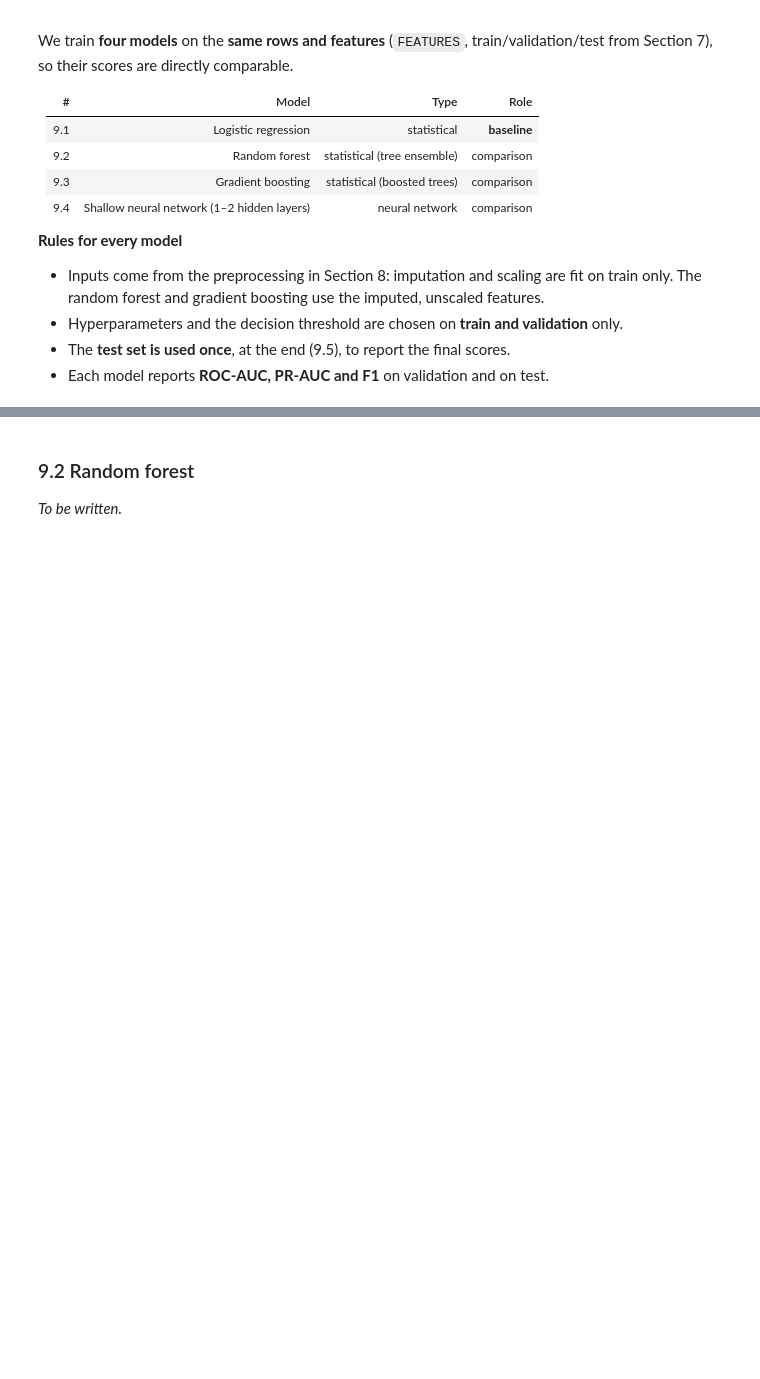
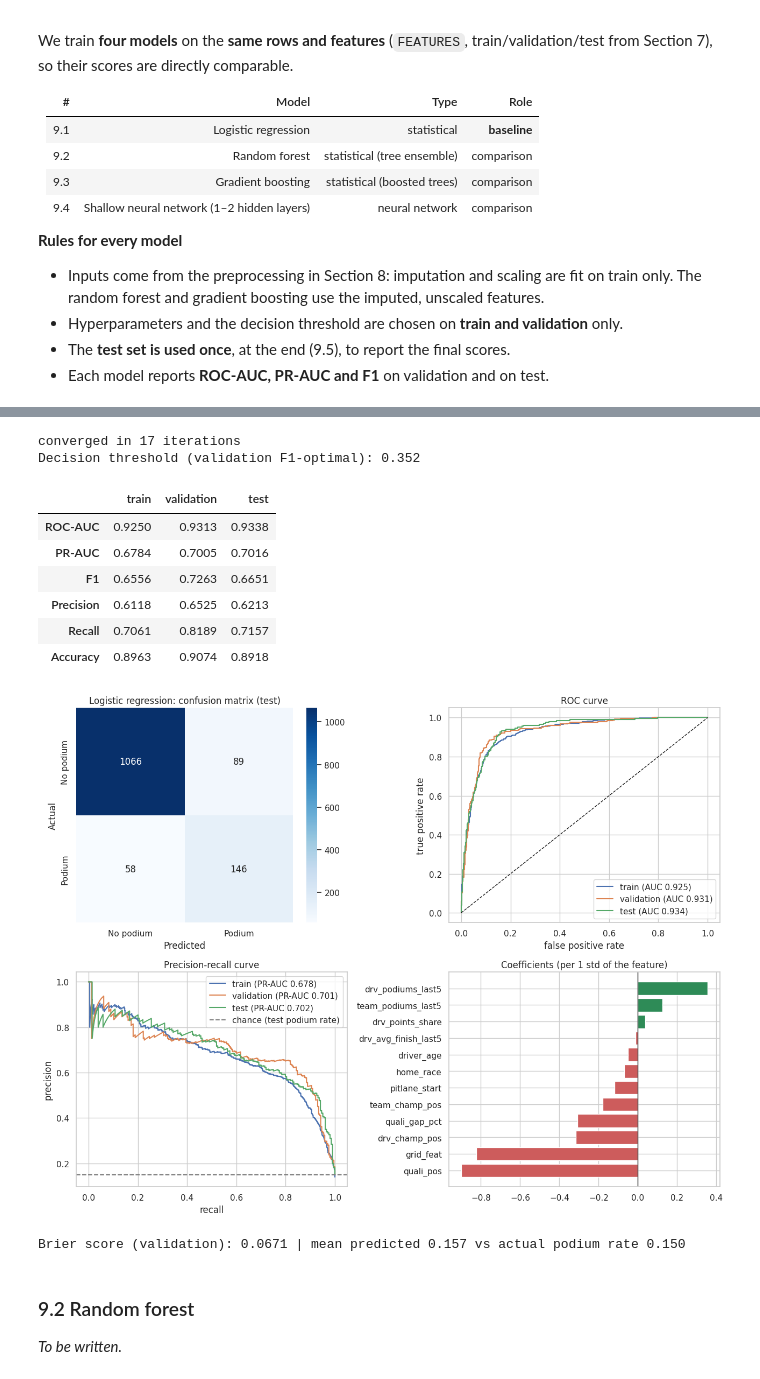
Before and after one commit to AbdelrahmanWaelH/F1_AI_Tools, a Jupyter notebook: F1_Podium_Prediction_Sections_1-8.ipynb, the cells around one changed output, grey strips where cells are left out. Drawn from its saved outputs; the diff is of its cells as text; code cells hidden in the pictures; blank space fills up the shorter version.

Commit message:
Logisitc Regression Done. TU TU DU DU Max Verstappen

```diff
--- a/F1_Podium_Prediction_Sections_1-8.ipynb
+++ b/F1_Podium_Prediction_Sections_1-8.ipynb
@@ -734,5 +751,73 @@ We train **four models** on the **same rows and features** (`FEATURES`, train/va
 # %%
-# 9.1 Logistic regression: code to be added
+# 9.1 Logistic regression (baseline)
+results = globals().get("results", {})
+
+from sklearn.metrics import (accuracy_score, precision_score, recall_score, confusion_matrix,
+                             roc_curve, brier_score_loss)
+
+# 1) Fit on training data only
+logisticReg = LogisticRegression(max_iter=1000, random_state=SEED)
+logisticReg.fit(Xtr_sc, y_train)
+print(f"converged in {logisticReg.n_iter_[0]} iterations")
+
+p_train_lr = logisticReg.predict_proba(Xtr_sc)[:, 1]
+p_val_lr = logisticReg.predict_proba(Xva_sc)[:, 1]
+p_test_lr = logisticReg.predict_proba(Xte_sc)[:, 1]
+
+# 2) Decision threshold: maximise F1 on VALIDATION only
+prec_lr, rec_lr, thr_lr = precision_recall_curve(y_val, p_val_lr)
+f1_curve_lr = 2 * prec_lr[:-1] * rec_lr[:-1] / np.maximum(prec_lr[:-1] + rec_lr[:-1], 1e-12)
+threshold_lr = thr_lr[f1_curve_lr.argmax()]
+
+# 3) All metrics on train, validation and test (same threshold everywhere)
+def lr_metrics(y, p, threshold):
+    pred = p >= threshold
+    return {"ROC-AUC": roc_auc_score(y, p), "PR-AUC": average_precision_score(y, p),
+            "F1": f1_score(y, pred), "Precision": precision_score(y, pred),
+            "Recall": recall_score(y, pred), "Accuracy": accuracy_score(y, pred)}
+
+results["Logistic Regression"] = {"train": lr_metrics(y_train, p_train_lr, threshold_lr),
+                                  "validation": lr_metrics(y_val, p_val_lr, threshold_lr),
+                                  "test": lr_metrics(y_test, p_test_lr, threshold_lr)}
+print(f"Decision threshold (validation F1-optimal): {threshold_lr:.3f}")
+display(pd.DataFrame(results["Logistic Regression"]).round(4))
+
+# 4) Plots: confusion matrix (test), ROC, precision-recall, coefficients
+y_pred_test_lr = (p_test_lr >= threshold_lr).astype(int)
+fig, ax = plt.subplots(2, 2, figsize=(13, 10))
+sns.heatmap(confusion_matrix(y_test, y_pred_test_lr), annot=True, fmt="d", cmap="Blues", ax=ax[0, 0],
+            xticklabels=["No podium", "Podium"], yticklabels=["No podium", "Podium"])
+ax[0, 0].set_xlabel("Predicted"); ax[0, 0].set_ylabel("Actual"); ax[0, 0].set_title("Logistic regression: confusion matrix (test)")
+
+for name, y, p in [("train", y_train, p_train_lr), ("validation", y_val, p_val_lr), ("test", y_test, p_test_lr)]:
+    fpr, tpr, _ = roc_curve(y, p)
+    ax[0, 1].plot(fpr, tpr, label=f"{name} (AUC {roc_auc_score(y, p):.3f})")
+    pr, rc, _ = precision_recall_curve(y, p)
+    ax[1, 0].plot(rc, pr, label=f"{name} (PR-AUC {average_precision_score(y, p):.3f})")
+ax[0, 1].plot([0, 1], [0, 1], "k--", lw=1); ax[0, 1].set_xlabel("false positive rate"); ax[0, 1].set_ylabel("true positive rate")
+ax[0, 1].set_title("ROC curve"); ax[0, 1].legend()
+ax[1, 0].axhline(y_test.mean(), ls="--", color="grey", label="chance (test podium rate)")
+ax[1, 0].set_xlabel("recall"); ax[1, 0].set_ylabel("precision"); ax[1, 0].set_title("Precision-recall curve"); ax[1, 0].legend()
+
+coef = pd.Series(logisticReg.coef_[0], index=FEATURES).sort_values()
+ax[1, 1].barh(coef.index, coef.values, color=np.where(coef.values < 0, "indianred", "seagreen"))
+ax[1, 1].axvline(0, c="k", lw=1); ax[1, 1].set_title("Coefficients (per 1 std of the feature)")
+plt.tight_layout(); plt.show()
+
+print(f"Brier score (validation): {brier_score_loss(y_val, p_val_lr):.4f} | "
+      f"mean predicted {p_val_lr.mean():.3f} vs actual podium rate {y_val.mean():.3f}")
+# %% [output]
+converged in 17 iterations
+Decision threshold (validation F1-optimal): 0.352
+|  | train | validation | test |
+| ROC-AUC | 0.9250 | 0.9313 | 0.9338 |
+| PR-AUC | 0.6784 | 0.7005 | 0.7016 |
+| F1 | 0.6556 | 0.7263 | 0.6651 |
+| Precision | 0.6118 | 0.6525 | 0.6213 |
+| Recall | 0.7061 | 0.8189 | 0.7157 |
+| Accuracy | 0.8963 | 0.9074 | 0.8918 |
+[figure, added]
+Brier score (validation): 0.0671 | mean predicted 0.157 vs actual podium rate 0.150
 # %% [markdown]
 ### 9.2 Random forest
 
```
Also changed, not shown: parts of 3 cells of this notebook.
